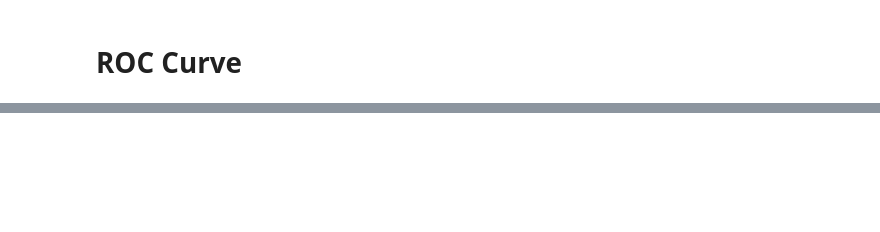
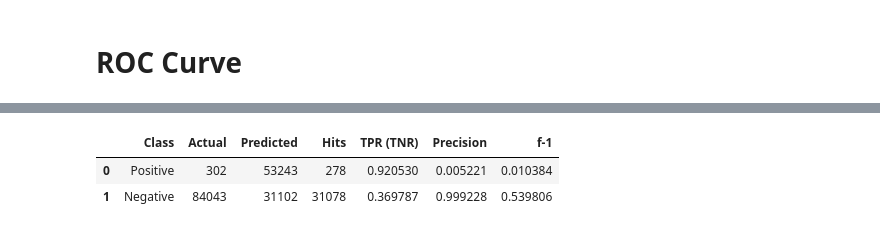
Before and after one commit to middlec000/SPA_predict_homelessness, a Jupyter notebook: Code/4_ROC_Curve.ipynb, the cells around one changed output, grey strips where cells are left out. Cells and saved outputs as stored; diff of their text form; code cells hidden in the pictures; blank space fills up the shorter version.

```diff
--- a/Code/4_ROC_Curve.ipynb
+++ b/Code/4_ROC_Curve.ipynb
@@ -116,0 +135,40 @@ $$
+# %%
+num_pos = log_predictions['CMIS_MATCH'].sum()
+num_neg = len(log_predictions) - num_pos
+
+def rates_to_predicted_hits(tpr, fpr, p, n):
+    total = p + n
+    tp = int(round(tpr * p, 0))
+    fp = int(round(fpr * n, 0))
+    p_predicted = tp + fp
+
+    n_predicted = total - tp - fp
+    fn = p - tp
+    tn = n_predicted - fn
+    tnr = tn / n
+
+    p_precision = tp / (tp + fp)
+    n_precision = tn / (tn + fn)
+
+    p_f1 = 2 * p_precision * tpr / (p_precision + tpr)
+    n_f1 = 2 * n_precision * tnr / (n_precision + tnr)
+
+    columns = ['Class', 'Actual', 'Predicted', 'Hits', 'TPR (TNR)', 'Precision', 'f-1']
+    output = pd.DataFrame(columns=columns)
+
+    output = output.append(
+        pd.Series(data=dict(zip(columns, ['Positive', p, p_predicted, tp, tpr, p_precision, p_f1]))),
+        ignore_index=True
+    )
+    output = output.append(
+        pd.Series(data=dict(zip(columns, ['Negative', n, n_predicted, tn, tnr, n_precision, n_f1]))),
+        ignore_index=True
+    )
+    return output
+
+table = rates_to_predicted_hits(tpr=0.92053, fpr=0.630213, p=num_pos, n=num_neg)
+table
+# %% [output]
+|  | Class | Actual | Predicted | Hits | TPR (TNR) | Precision | f-1 |
+| 0 | Positive | 302 | 53243 | 278 | 0.920530 | 0.005221 | 0.010384 |
+| 1 | Negative | 84043 | 31102 | 31078 | 0.369787 | 0.999228 | 0.539806 |
```
Also changed, not shown: parts of 11 cells of this notebook, 21 other files.
